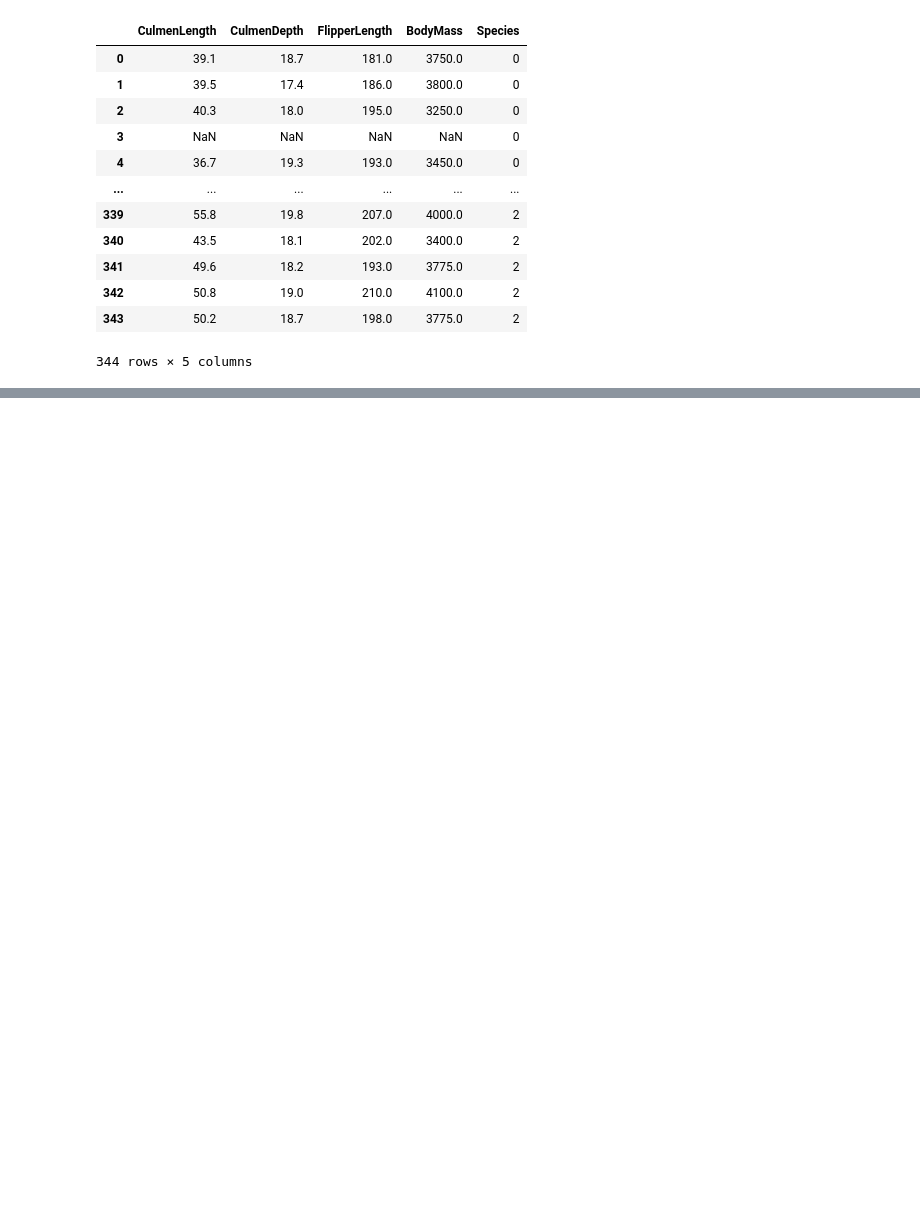
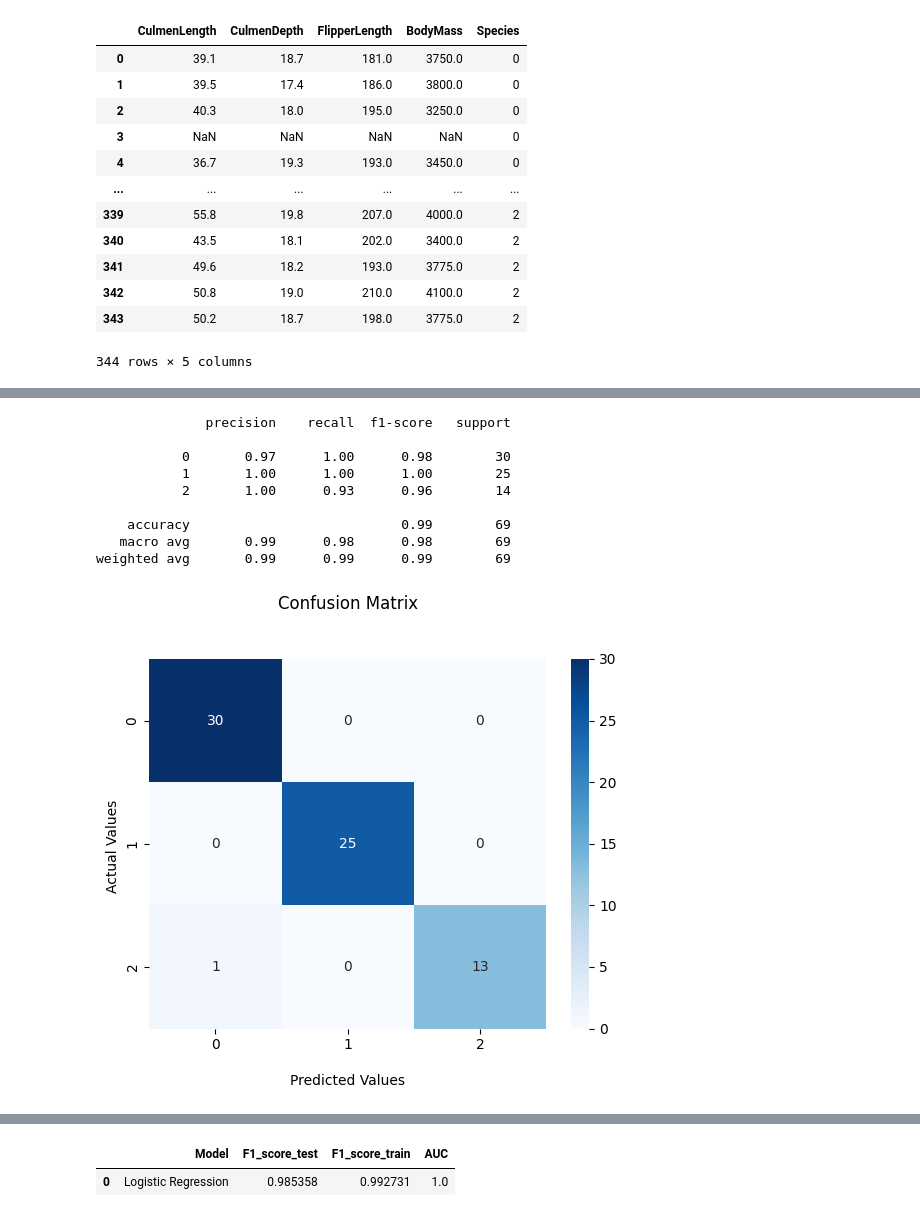
Before and after one commit to KenZooo11/m15.5, a Jupyter notebook: Untitled.ipynb, the cells around one changed output, grey strips where cells are left out. Drawn from its saved outputs; the diff is of its cells as text; code cells hidden in the pictures; blank space fills up the shorter version.

```diff
--- a/Untitled.ipynb
+++ b/Untitled.ipynb
@@ -46,11 +46,12 @@ dataset
 | 342 | 50.8 | 19.0 | 210.0 | 4100.0 | 2 |
 | 343 | 50.2 | 18.7 | 198.0 | 3775.0 | 2 |
 344 rows × 5 columns
+# %%
+num_features = ['CulmenLength','CulmenDepth','FlipperLength','BodyMass']
+target = 'Species'
+X, y = dataset [num_features], dataset [target]
 # %%
-X = dataset.drop(['Species'] , axis=1).copy()
-y = dataset['Species'].copy()
-X_train, X_test, y_train, y_test = train_test_split(X, y, test_size=0.25, random_state=42, stratify=y)
-num_features = ['CulmenLength' , 'CulmenDepth' , 'FlipperLength' , 'BodyMass']
+X_train, X_test, y_train, y_test = train_test_split(X, y, test_size=0.2, random_state=42, stratify=y)
 print('Surowy zbiór danych - zbiór treningowy:')
 print(X_train[num_features].isnull().mean())
 print('Surowy zbiór danych - zbiór testowy:')
@@ -68,3 +69,15 @@ CulmenDepth      0.0
 FlipperLength    0.0
 BodyMass         0.0
 dtype: float64
+# %%
+# przygotowanie wartości numerycznych
+num_preparation = Pipeline(steps=[
+    ('fill_missings', SimpleImputer(strategy='mean'))
+])
+
+# transformer = wartości numeryczne  ;)
+data_preparation = ColumnTransformer(transformers=[
+    ('numeric_preprocessing', num_preparation, num_features),
+])
+
+data_preparation.fit_transform(X_train)
@@ -70,0 +143,16 @@ dtype: float64
+# %%
+model_pipeline_v1 = Pipeline(steps=[('preprocessor', data_preparation),
+                                    ('model', LogisticRegression(max_iter=10000))])
+model_pipeline_v1.fit(X_train, y_train)
+calculate_metrics(model_pipeline_v1, 'Logistic Regression', X_test, y_test, X_train, y_train)
+# %% [output]
+              precision    recall  f1-score   support
+
+           0       0.97      1.00      0.98        30
+           1       1.00      1.00      1.00        25
+           2       1.00      0.93      0.96        14
+
+    accuracy                           0.99        69
+   macro avg       0.99      0.98      0.98        69
+weighted avg       0.99      0.99      0.99        69
+[figure, added]
@@ -71,3 +160,5 @@ dtype: float64
+|  | Model | F1_score_test | F1_score_train | AUC |
+| 0 | Logistic Regression | 0.985358 | 0.992731 | 1.0 |
 # %%
 # przygotowanie wartości numerycznych
 num_preparation = Pipeline(steps=[
```
Also changed, not shown: parts of 13 cells of this notebook.
